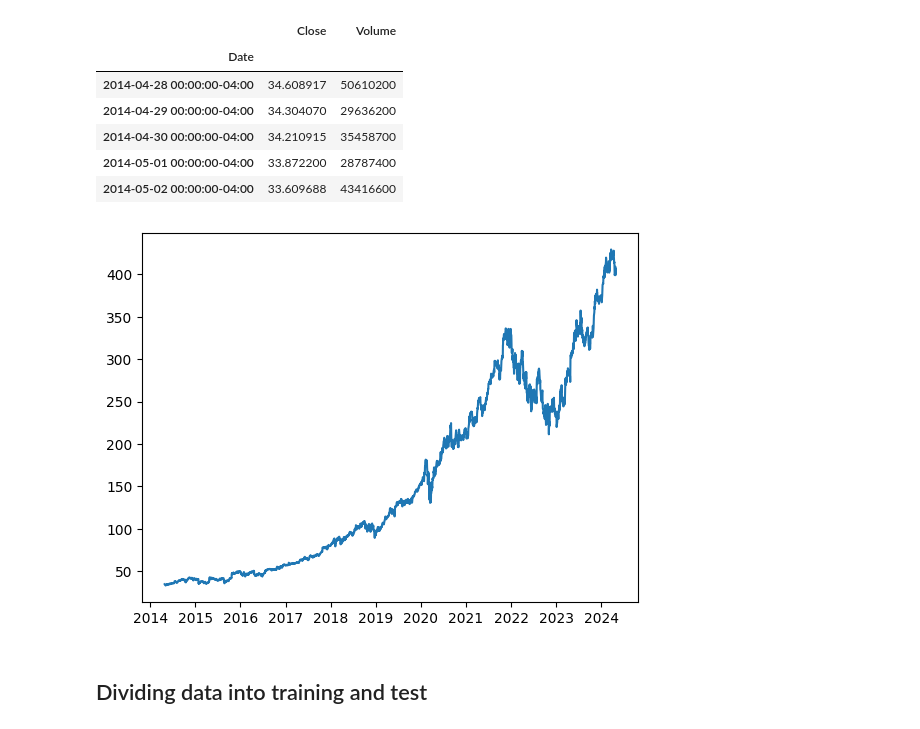
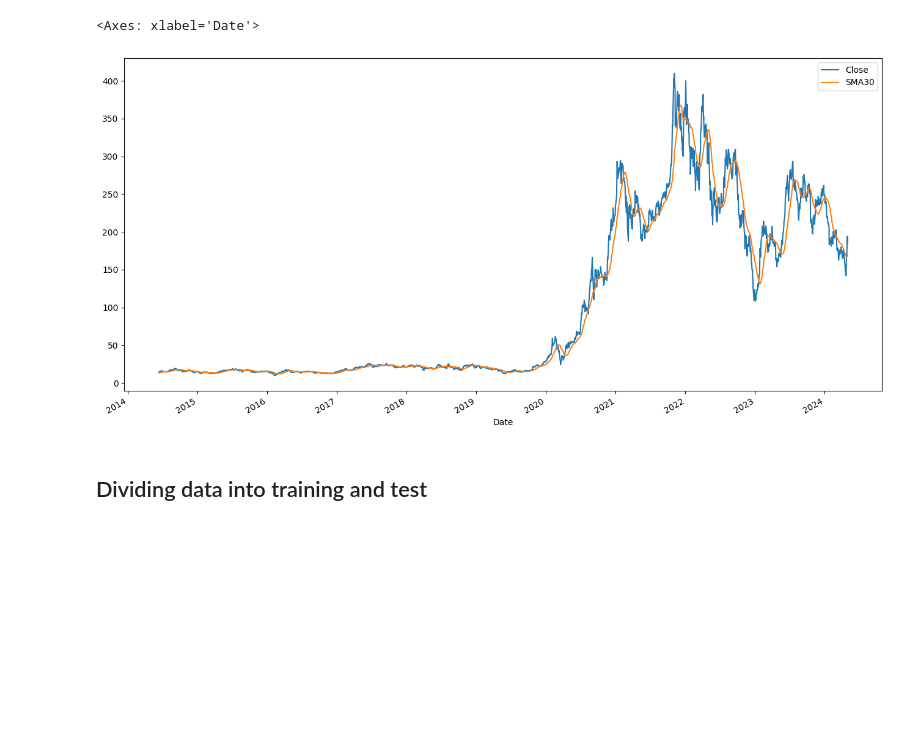
Before and after one commit to nate-bowers/TradingML, a Jupyter notebook: TFtrial.ipynb, the cells around one changed output. Cells and saved outputs as stored; diff of their text form; code cells hidden in the pictures; blank space fills up the shorter version.

```diff
--- a/TFtrial.ipynb
+++ b/TFtrial.ipynb
@@ -5,24 +5,24 @@ import matplotlib.pyplot as plt
 from tensorflow import keras
 from sklearn.model_selection import TimeSeriesSplit
 # %%
-msft = yf.Ticker("MSFT")
+msft = yf.Ticker("TSLA")
 
 hist = msft.history(period="10y")
 
 hist = hist.drop(columns=["Open", "High", "Low","Stock Splits", "Dividends"])
-hist.head()
-plot = plt.plot(hist["Close"])
+
+# Calculate 30-day Simple Moving Average (SMA)
+hist['SMA30'] = hist['Close'].rolling(30).mean()
+
+# Remove NULL values
+hist.dropna(inplace=True)
 
 hist.head()
+#plot = plt.plot(hist["Close"])
+hist[['Close', 'SMA30']].plot(figsize=(16, 8))
 # %% [output]
-|  | Close | Volume |
-| Date |  |  |
-| 2014-04-28 00:00:00-04:00 | 34.608917 | 50610200 |
-| 2014-04-29 00:00:00-04:00 | 34.304070 | 29636200 |
-| 2014-04-30 00:00:00-04:00 | 34.210915 | 35458700 |
-| 2014-05-01 00:00:00-04:00 | 33.872200 | 28787400 |
-| 2014-05-02 00:00:00-04:00 | 33.609688 | 43416600 |
+<Axes: xlabel='Date'>
-[figure, old version]
+[figure, new version]
 # %% [markdown]
 ## Dividing data into training and test
 # %%
```
Also changed, not shown: parts of 9 cells of this notebook.
